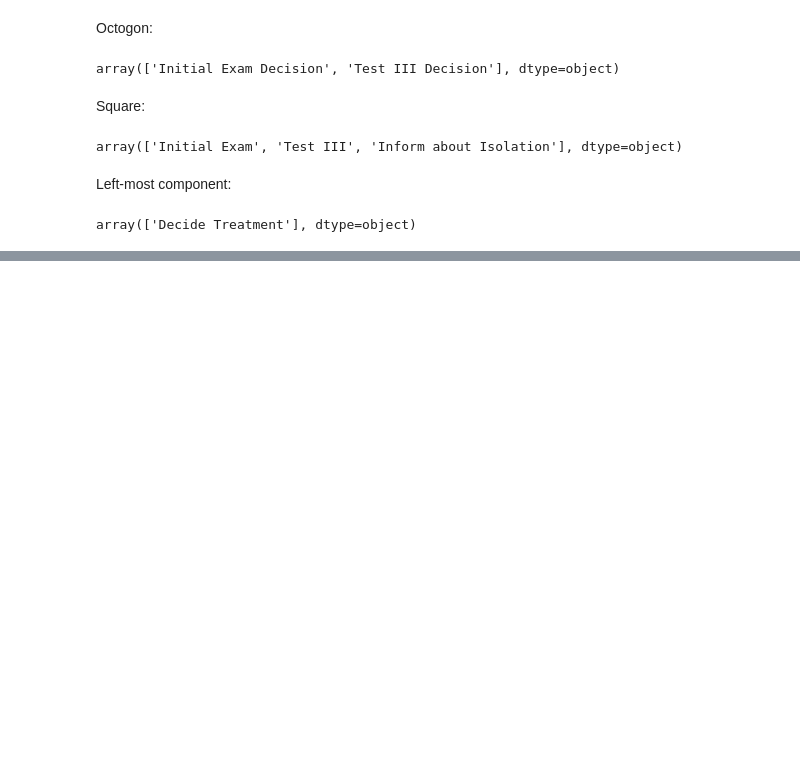
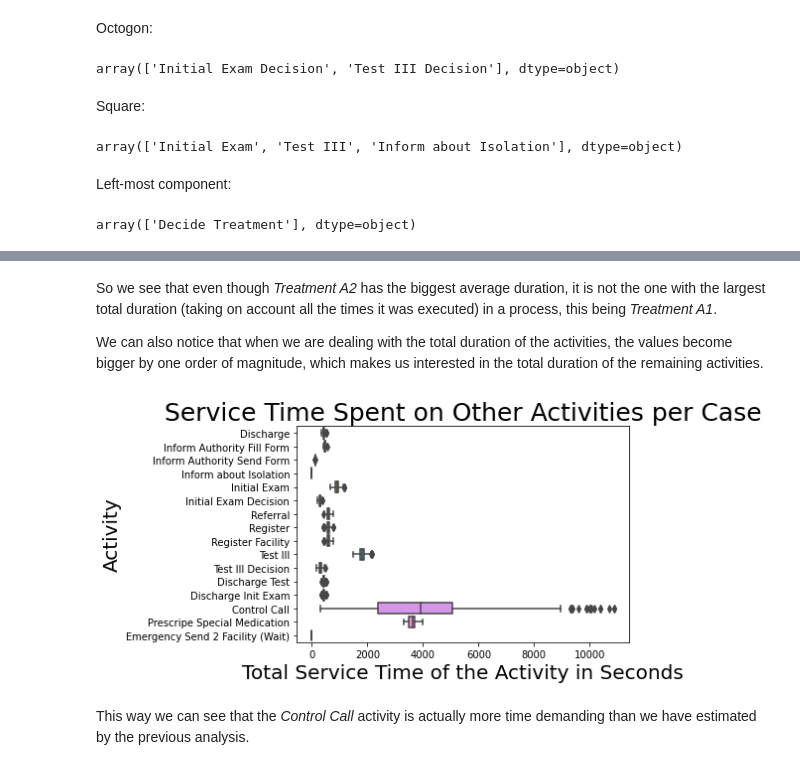
Before and after one commit to brunompacheco/APM-A1, a Jupyter notebook: submission/analysis.ipynb, the cells around one changed output, grey strips where cells are left out. Drawn from its saved outputs; the diff is of its cells as text; code cells hidden in the pictures; blank space fills up the shorter version.

```diff
--- a/submission/analysis.ipynb
+++ b/submission/analysis.ipynb
@@ -840,0 +913,16 @@ array(['Decide Treatment'], dtype=object)
+# %% [markdown]
+So we see that even though _Treatment A2_ has the biggest average duration, it is not the one with the largest total duration (taking on account all the times it was executed) in a process, this being _Treatment A1_.
+
+We can also notice that when we are dealing with the total duration of the activities, the values become bigger by one order of magnitude, which makes us interested in the total duration of the remaining activities.
+# %%
+df_ = df_activities_duration[~df_activities_duration['Activity'].str.contains('Treatment')]
+
+ax = sns.boxplot(data=df_, y='Activity', x='total_@@duration', orient='h')
+ax.set_title("Service Time Spent on Other Activities per Case", size=25)
+ax.set_ylabel("Activity", size=20)
+ax.set_xlabel("Total Service Time of the Activity in Seconds", size=20)
+plt.show()
+# %% [output]
+[figure, added]
+# %% [markdown]
+This way we can see that the _Control Call_ activity is actually more time demanding than we have estimated by the previous analysis.
```
Also changed, not shown: parts of 53 cells of this notebook, 25 other files.
